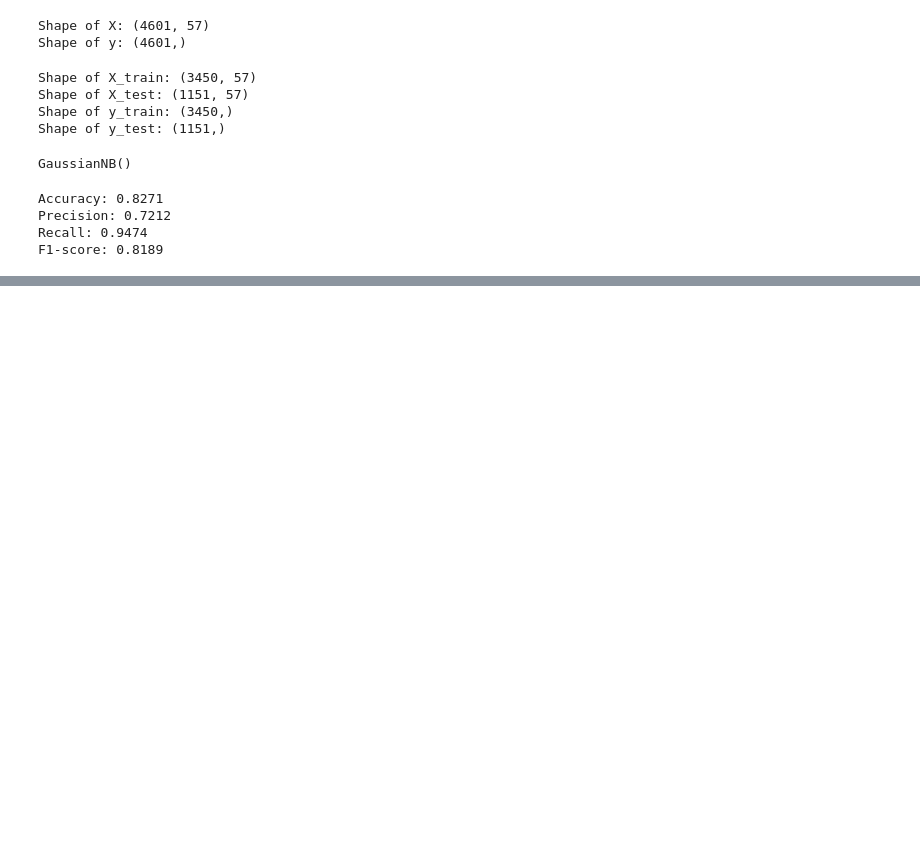
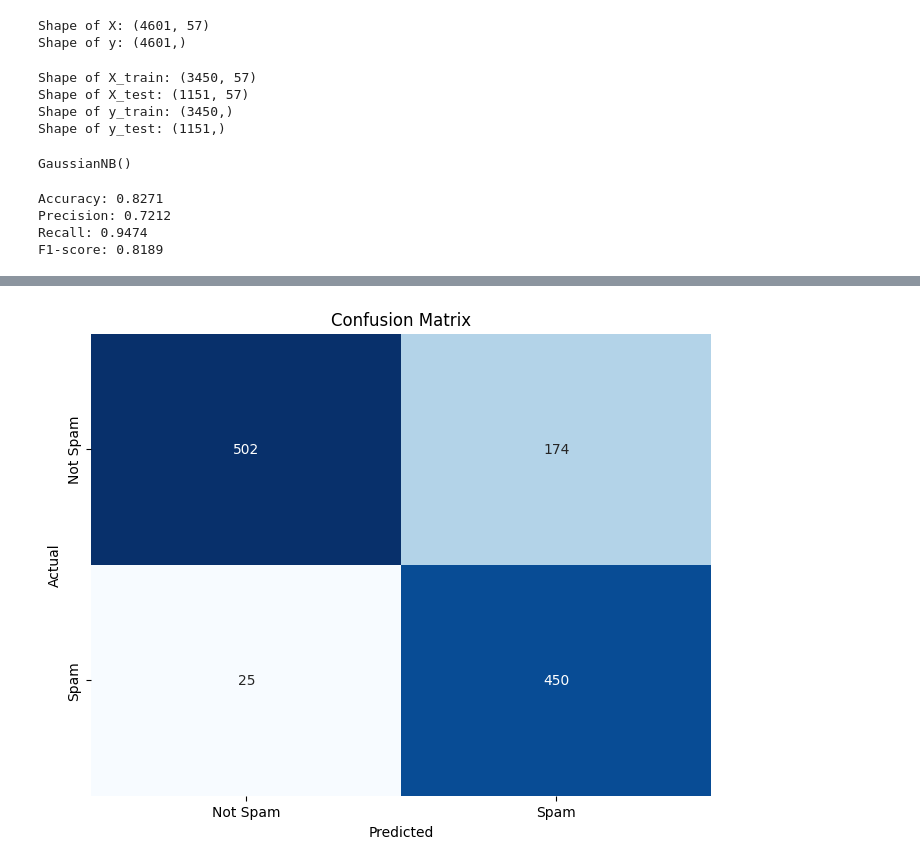
Before and after one commit to naveen-pixel07/2025_ML, a Jupyter notebook: Spam_Mail_Bayesian.ipynb, the cells around one changed output, grey strips where cells are left out. Drawn from its saved outputs; the diff is of its cells as text; code cells hidden in the pictures; blank space fills up the shorter version.

```diff
--- a/Spam_Mail_Bayesian.ipynb
+++ b/Spam_Mail_Bayesian.ipynb
@@ -19,3 +19,22 @@ display(df.head())
 | 3 | 0.00 | 0.00 | 0.00 | 0.0 | 0.63 | 0.00 | 0.31 | 0.63 | 0.31 | 0.63 | ... | ... |
 | 4 | 0.00 | 0.00 | 0.00 | 0.0 | 0.63 | 0.00 | 0.31 | 0.63 | 0.31 | 0.63 | ... | ... |
 5 rows × 58 columns
+# %%
+# Read the spambase.names file to get the column names
+with open('/content/spambase.names', 'r') as f:
+    # Read lines, strip whitespace, and filter out empty lines and lines starting with | (comments)
+    lines = [line.strip() for line in f if line.strip() and not line.strip().startswith('|')]
+
+# Extract feature names and the target name from the lines
+# Feature names are lines ending with a colon, target name is the last line
+feature_info = [line.split(':')[0] for line in lines[:-1]]
+target_name = lines[-1].split(':')[0] # The last line is the target name
+
+# Combine feature names and target name
+column_names = feature_info + [target_name]
+
+# Assign column names to the DataFrame
+df.columns = column_names
+
+# Display the first few rows with column names to verify
+display(df.head())
@@ -80,0 +118,18 @@ F1-score: 0.8189
+# %%
+from sklearn.metrics import confusion_matrix
+import matplotlib.pyplot as plt
+import seaborn as sns
+
+# Calculate the confusion matrix
+cm = confusion_matrix(y_test, y_pred)
+
+# Display the confusion matrix
+plt.figure(figsize=(8, 6))
+sns.heatmap(cm, annot=True, fmt='d', cmap='Blues', cbar=False,
+            xticklabels=['Not Spam', 'Spam'], yticklabels=['Not Spam', 'Spam'])
+plt.xlabel('Predicted')
+plt.ylabel('Actual')
+plt.title('Confusion Matrix')
+plt.show()
+# %% [output]
+[figure, added]
```
Also changed, not shown: parts of 2 cells of this notebook.
